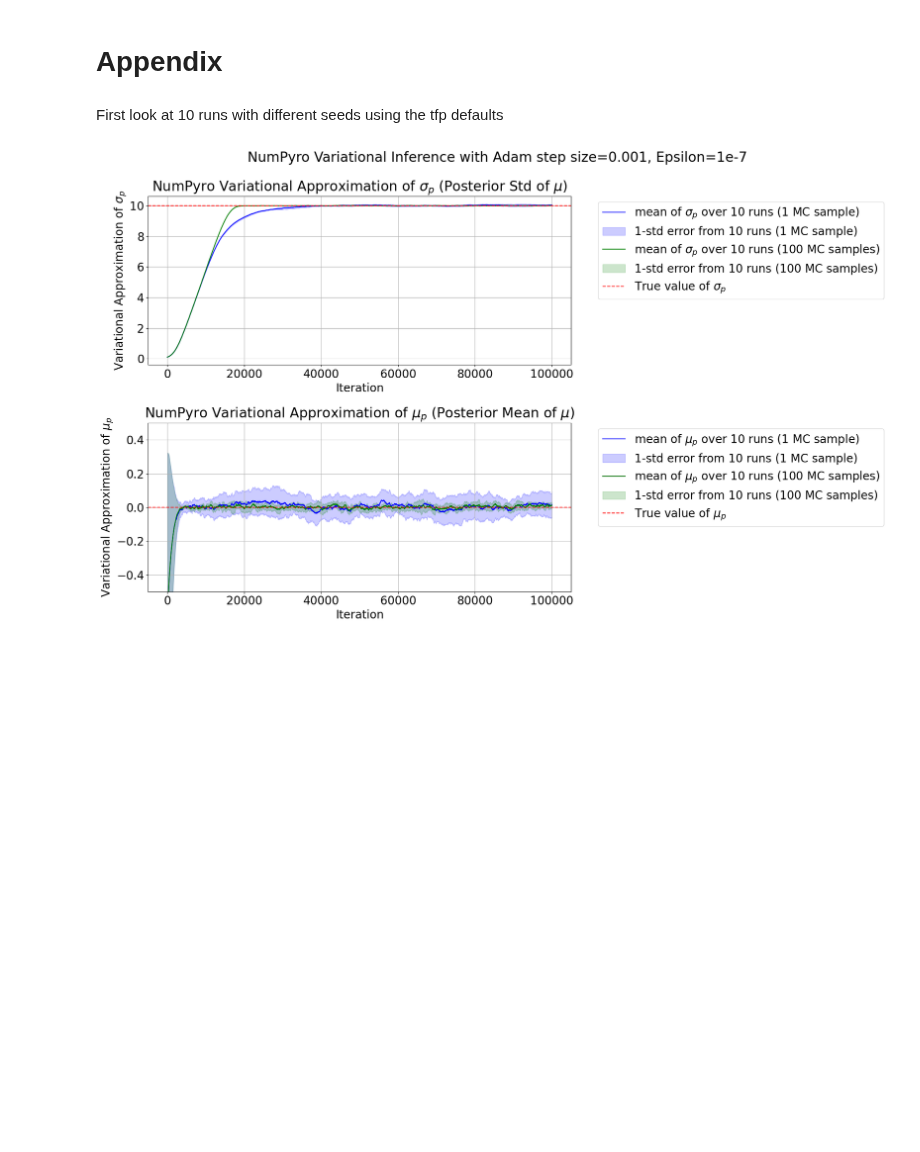
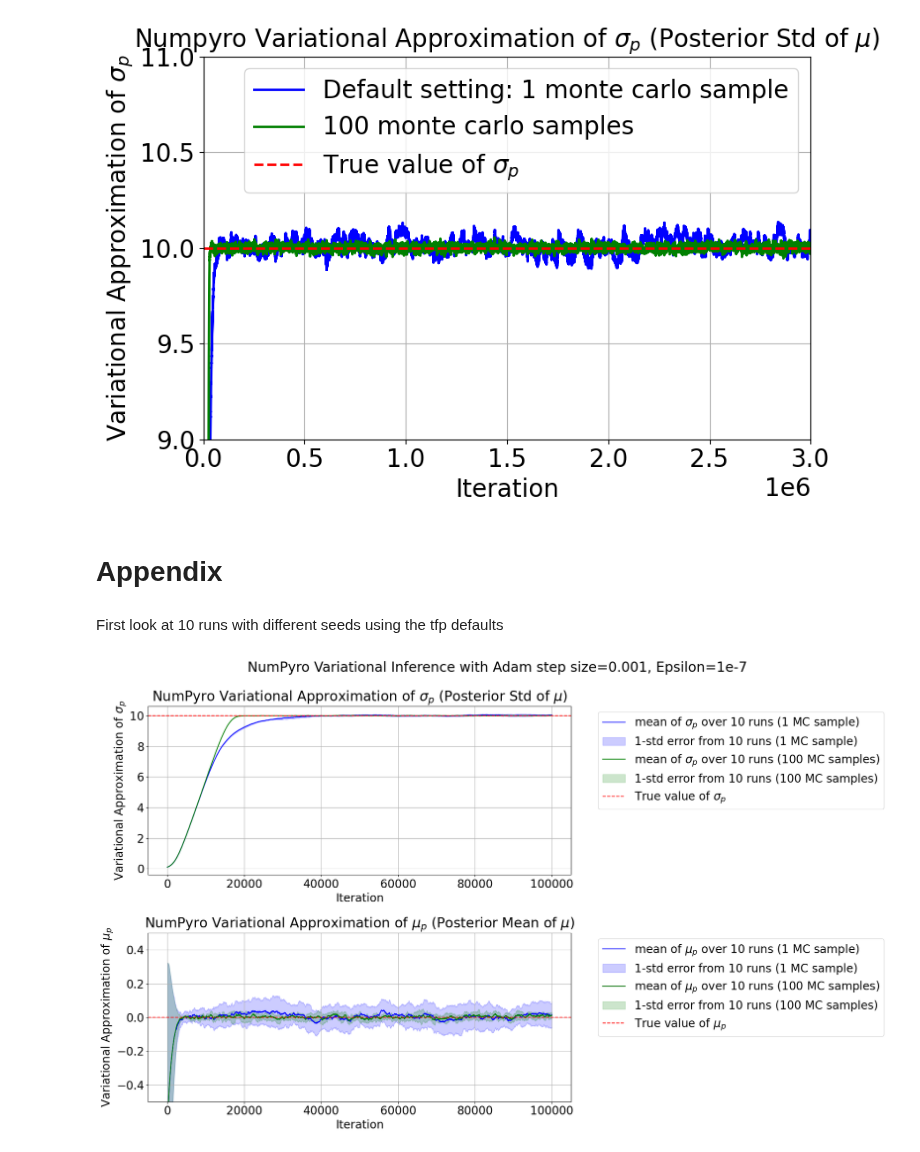
Before and after one commit to madelynandersen/simpleVI, a Jupyter notebook: single_MC/1dgaussian_knownvar/3_1_numpyro.ipynb, the cells around one changed output. Saved outputs shown, nothing was run; the diff lists cells and outputs as text; code cells hidden in the pictures; blank space fills up the shorter version.

```diff
--- a/single_MC/1dgaussian_knownvar/3_1_numpyro.ipynb
+++ b/single_MC/1dgaussian_knownvar/3_1_numpyro.ipynb
@@ -103,3 +103,23 @@ plt.show()
+# %%
+# just plot numpyro sigma for the RQE version of the plot
+import matplotlib.pyplot as plt
+fig, axs = plt.subplots(figsize=(9, 6))
+
+
+axs.plot(single_tracker['std_loc'], label='Default setting: 1 monte carlo sample', color='blue', lw=2)
+axs.plot(multi_tracker['std_loc'], label='100 monte carlo samples', color='green', lw=2)
+axs.axhline(true_sigma_post, color='red', linestyle='--', label=r'True value of $\sigma_p$', lw=2)
+axs.set_title(r'Numpyro Variational Approximation of $\sigma_p$ (Posterior Std of $\mu$)', fontsize=20)
+axs.set_xlabel('Iteration', fontsize=20)
+axs.set_ylabel(r'Variational Approximation of $\sigma_p$', fontsize=20)
+axs.set_xlim(0, max_iters)
+axs.legend(fontsize=20)
+axs.grid()
+axs.set_ylim(sigma_prior - 1, sigma_prior + 1)
+plt.tight_layout()
+plt.show()
+# %% [output]
+[figure, added]
 # %% [markdown]
 # Appendix
 # %% [markdown]
```
Also changed, not shown: parts of 2 cells of this notebook, 4 other files.
